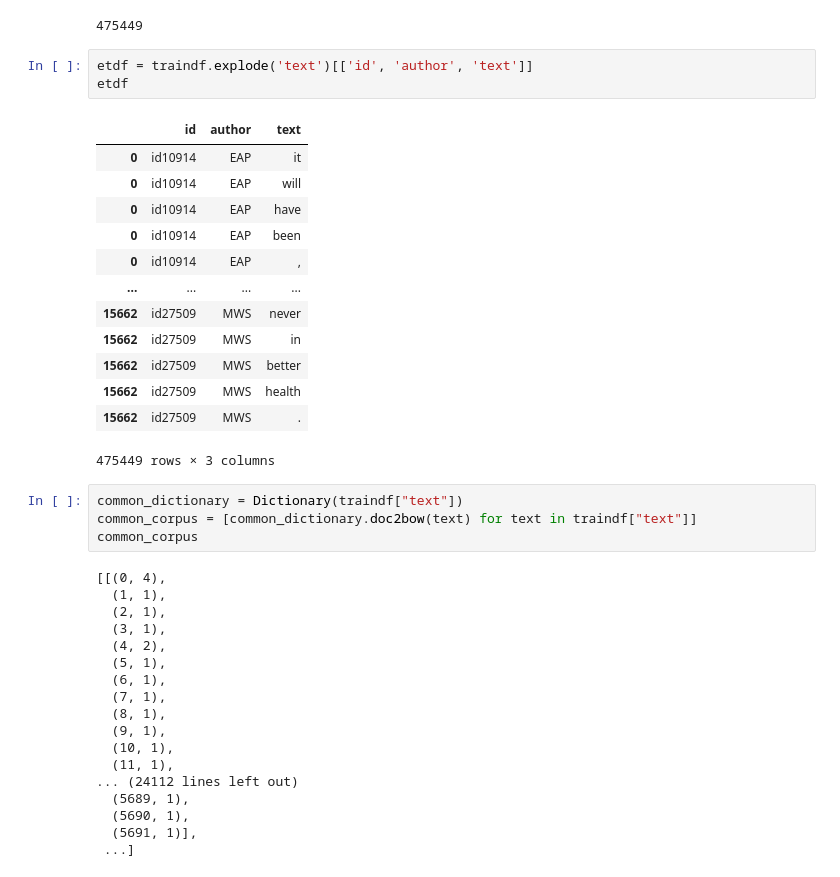
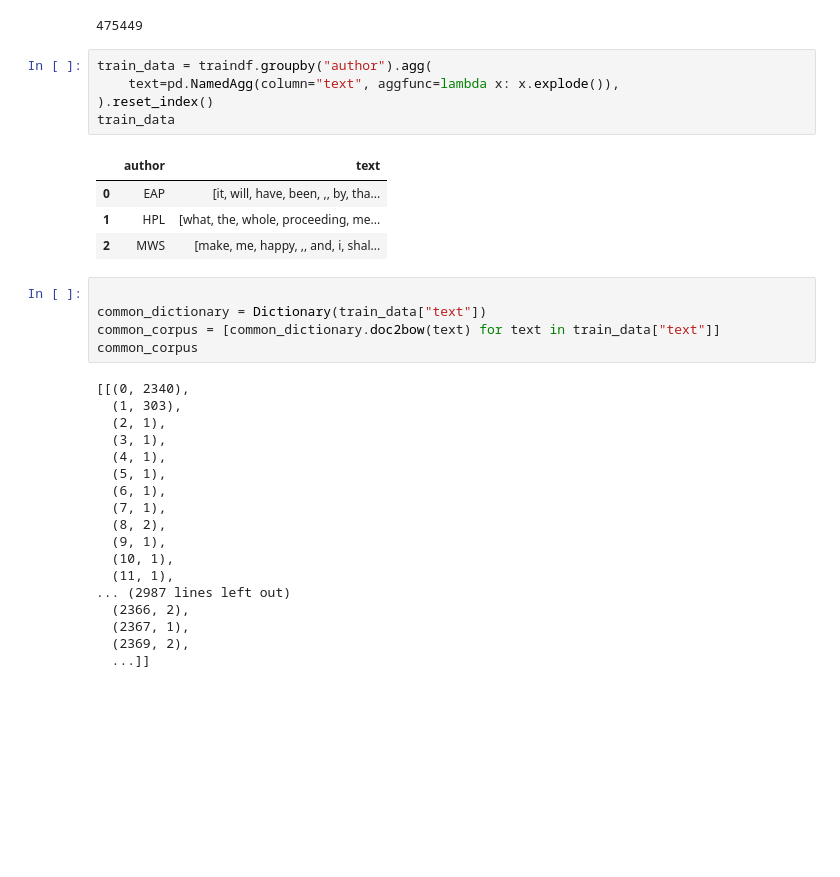
Before and after one commit to kobutri/pg_knowledge_discovery_ml, a Jupyter notebook: lda/preprocessor.ipynb, the cells around one changed output. Cells and saved outputs as stored; diff of their text form; blank space fills up the shorter version.

```diff
--- a/lda/preprocessor.ipynb
+++ b/lda/preprocessor.ipynb
@@ -26,45 +26,39 @@ traindf.to_json('tokenized_train.json', orient='records')
 len(traindf.explode('text')[['id', 'author', 'text']])
 # %% [output]
 475449
-# %%
-etdf = traindf.explode('text')[['id', 'author', 'text']]
-etdf
-# %% [output]
-|  | id | author | text |
-| 0 | id10914 | EAP | it |
-| 0 | id10914 | EAP | will |
-| 0 | id10914 | EAP | have |
-| 0 | id10914 | EAP | been |
-| 0 | id10914 | EAP | , |
-| ... | ... | ... | ... |
-| 15662 | id27509 | MWS | never |
-| 15662 | id27509 | MWS | in |
-| 15662 | id27509 | MWS | better |
-| 15662 | id27509 | MWS | health |
-| 15662 | id27509 | MWS | . |
-475449 rows × 3 columns
+# %%
+train_data = traindf.groupby("author").agg(
+    text=pd.NamedAgg(column="text", aggfunc=lambda x: x.explode()),
+).reset_index()
+train_data
+# %% [output]
+|  | author | text |
+| 0 | EAP | [it, will, have, been, ,, by, tha... |
+| 1 | HPL | [what, the, whole, proceeding, me... |
+| 2 | MWS | [make, me, happy, ,, and, i, shal... |
 # %%
-common_dictionary = Dictionary(traindf["text"])
-common_corpus = [common_dictionary.doc2bow(text) for text in traindf["text"]]
+
+common_dictionary = Dictionary(train_data["text"])
+common_corpus = [common_dictionary.doc2bow(text) for text in train_data["text"]]
 common_corpus
 # %% [output]
-[[(0, 4),
-  (1, 1),
+[[(0, 2340),
+  (1, 303),
   (2, 1),
   (3, 1),
-  (4, 2),
+  (4, 1),
   (5, 1),
   (6, 1),
   (7, 1),
-  (8, 1),
+  (8, 2),
   (9, 1),
   (10, 1),
   (11, 1),
-... (24112 lines left out)
-  (5689, 1),
-  (5690, 1),
-  (5691, 1)],
- ...]
+... (2987 lines left out)
+  (2366, 2),
+  (2367, 1),
+  (2369, 2),
+  ...]]
 # %%
 from gensim.models.ldamulticore import LdaMulticore
 
```
Also changed, not shown: parts of 9 cells of this notebook.
